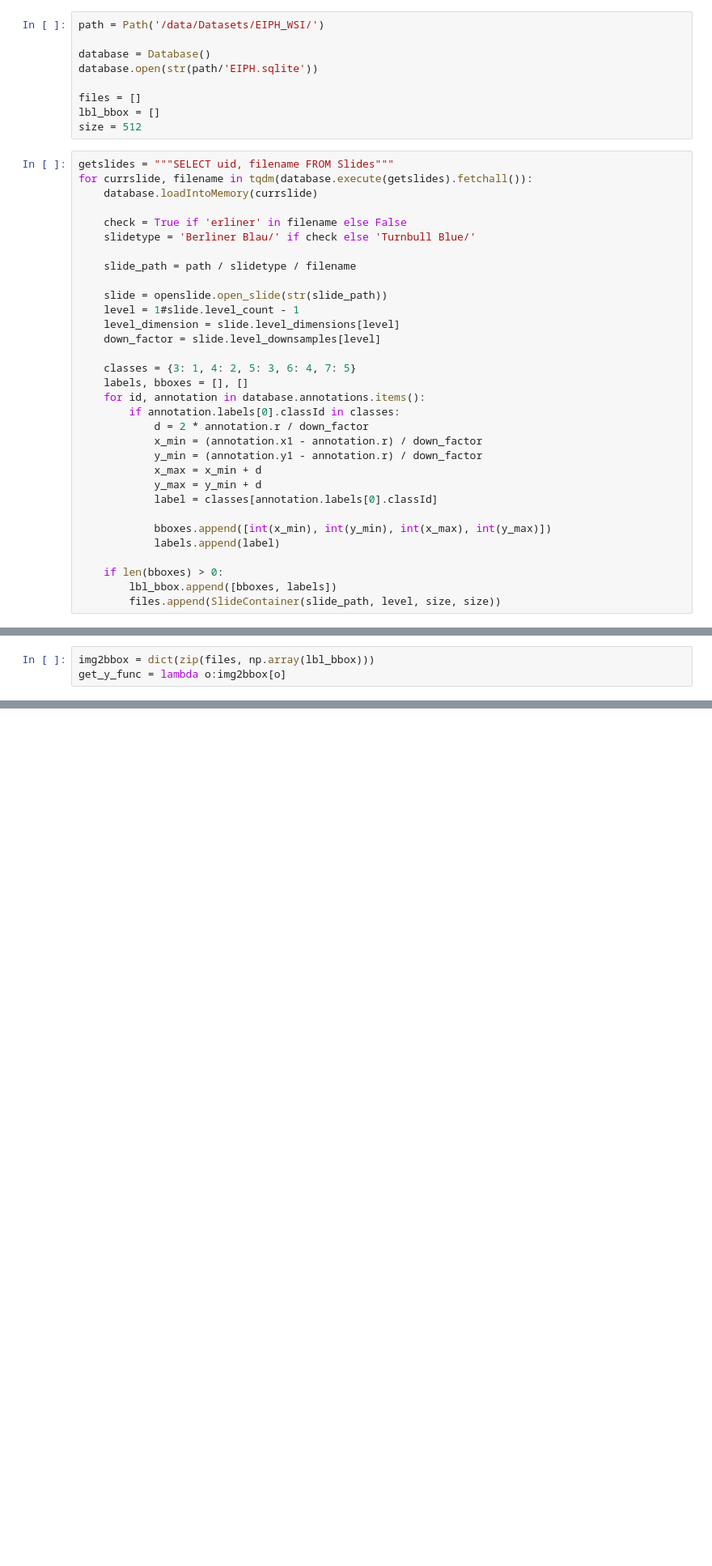
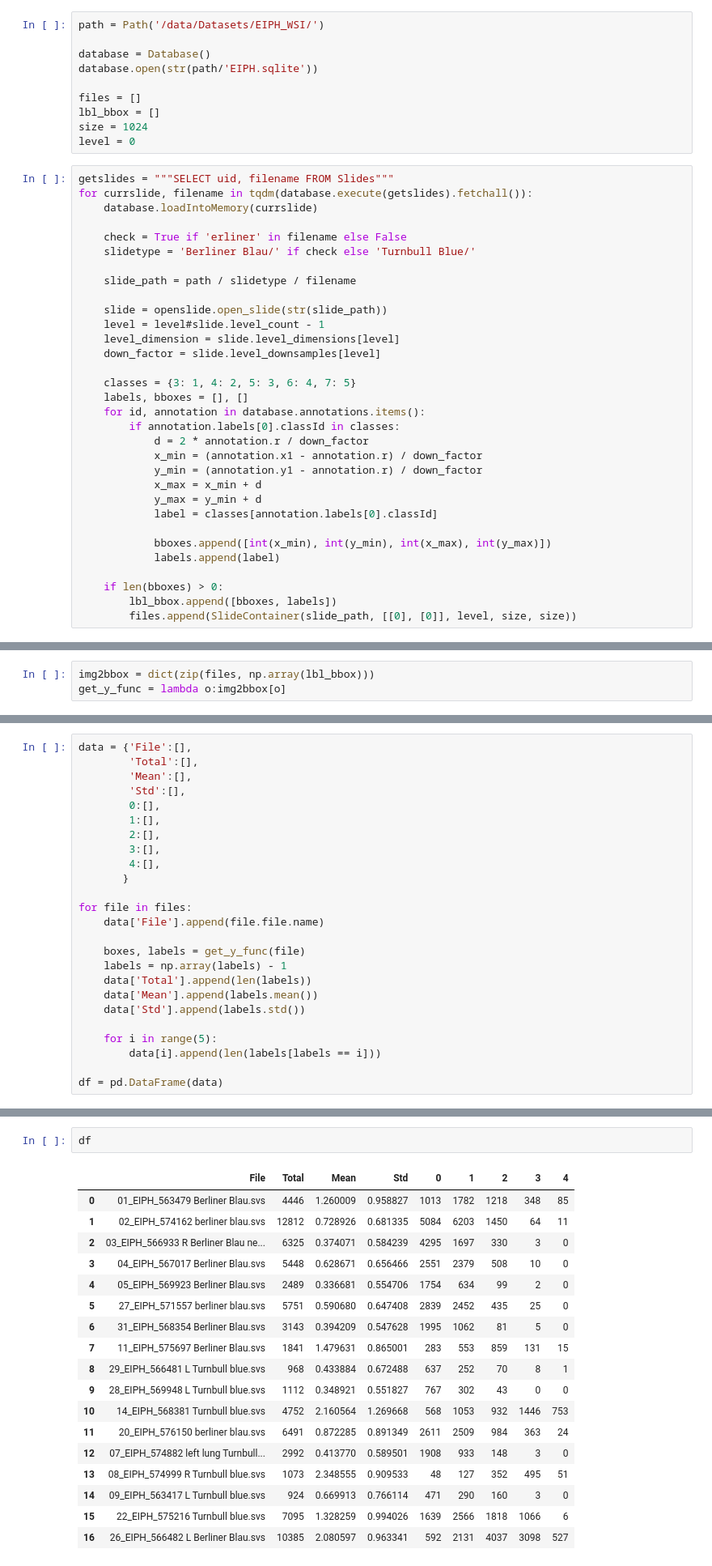
Before and after one commit to ChristianMarzahl/EIPH_WSI, a Jupyter notebook: Statistics/DetectionResults.ipynb, the cells around one changed output, grey strips where cells are left out. Shown at 81% size. Drawn from its saved outputs; the diff is of its cells as text; blank space fills up the shorter version.

```diff
--- a/Statistics/DetectionResults.ipynb
+++ b/Statistics/DetectionResults.ipynb
@@ -27,7 +27,8 @@ database.open(str(path/'EIPH.sqlite'))
 
 files = []
 lbl_bbox = []
-size = 512
+size = 1024
+level = 0
 # %%
 getslides = """SELECT uid, filename FROM Slides"""
 for currslide, filename in tqdm(database.execute(getslides).fetchall()):
@@ -39,7 +40,7 @@ for currslide, filename in tqdm(database.execute(getslides).fetchall()):
     slide_path = path / slidetype / filename
 
     slide = openslide.open_slide(str(slide_path))
-    level = 1#slide.level_count - 1
+    level = level#slide.level_count - 1
     level_dimension = slide.level_dimensions[level]
     down_factor = slide.level_downsamples[level]
 
@@ -59,7 +60,7 @@ for currslide, filename in tqdm(database.execute(getslides).fetchall()):
 
     if len(bboxes) > 0:
         lbl_bbox.append([bboxes, labels])
-        files.append(SlideContainer(slide_path, level, size, size))
+        files.append(SlideContainer(slide_path, [[0], [0]], level, size, size))
 # %% [output]
 Loading DB into memory ...
 Loading DB into memory ...
@@ -95,0 +152,25 @@ gt = {}
+# %%
+data = {'File':[],
+        'Total':[],
+        'Mean':[],
+        'Std':[],
+        0:[],
+        1:[],
+        2:[],
+        3:[],
+        4:[],
+       }
+
+for file in files:
+    data['File'].append(file.file.name)
+
+    boxes, labels = get_y_func(file)
+    labels = np.array(labels) - 1
+    data['Total'].append(len(labels))
+    data['Mean'].append(labels.mean())
+    data['Std'].append(labels.std())
+
+    for i in range(5):
+        data[i].append(len(labels[labels == i]))
+
+df = pd.DataFrame(data)
@@ -95,0 +208,21 @@ gt = {}
+# %%
+df
+# %% [output]
+|  | File | Total | Mean | Std | 0 | 1 | 2 | 3 | 4 |
+| 0 | 01_EIPH_563479 Berliner Blau.svs | 4446 | 1.260009 | 0.958827 | 1013 | 1782 | 1218 | 348 | 85 |
+| 1 | 02_EIPH_574162 berliner blau.svs | 12812 | 0.728926 | 0.681335 | 5084 | 6203 | 1450 | 64 | 11 |
+| 2 | 03_EIPH_566933 R Berliner Blau ne... | 6325 | 0.374071 | 0.584239 | 4295 | 1697 | 330 | 3 | 0 |
+| 3 | 04_EIPH_567017 Berliner Blau.svs | 5448 | 0.628671 | 0.656466 | 2551 | 2379 | 508 | 10 | 0 |
+| 4 | 05_EIPH_569923 Berliner Blau.svs | 2489 | 0.336681 | 0.554706 | 1754 | 634 | 99 | 2 | 0 |
+| 5 | 27_EIPH_571557 berliner blau.svs | 5751 | 0.590680 | 0.647408 | 2839 | 2452 | 435 | 25 | 0 |
+| 6 | 31_EIPH_568354 Berliner Blau.svs | 3143 | 0.394209 | 0.547628 | 1995 | 1062 | 81 | 5 | 0 |
+| 7 | 11_EIPH_575697 Berliner Blau.svs | 1841 | 1.479631 | 0.865001 | 283 | 553 | 859 | 131 | 15 |
+| 8 | 29_EIPH_566481 L Turnbull blue.svs | 968 | 0.433884 | 0.672488 | 637 | 252 | 70 | 8 | 1 |
+| 9 | 28_EIPH_569948 L Turnbull blue.svs | 1112 | 0.348921 | 0.551827 | 767 | 302 | 43 | 0 | 0 |
+| 10 | 14_EIPH_568381 Turnbull blue.svs | 4752 | 2.160564 | 1.269668 | 568 | 1053 | 932 | 1446 | 753 |
+| 11 | 20_EIPH_576150 berliner blau.svs | 6491 | 0.872285 | 0.891349 | 2611 | 2509 | 984 | 363 | 24 |
+| 12 | 07_EIPH_574882 left lung Turnbull... | 2992 | 0.413770 | 0.589501 | 1908 | 933 | 148 | 3 | 0 |
+| 13 | 08_EIPH_574999 R Turnbull blue.svs | 1073 | 2.348555 | 0.909533 | 48 | 127 | 352 | 495 | 51 |
+| 14 | 09_EIPH_563417 L Turnbull blue.svs | 924 | 0.669913 | 0.766114 | 471 | 290 | 160 | 3 | 0 |
+| 15 | 22_EIPH_575216 Turnbull blue.svs | 7095 | 1.328259 | 0.994026 | 1639 | 2566 | 1818 | 1066 | 6 |
+| 16 | 26_EIPH_566482 L Berliner Blau.svs | 10385 | 2.080597 | 0.963341 | 592 | 2131 | 4037 | 3098 | 527 |
```
Also changed, not shown: parts of 14 cells of this notebook, 8 other files.
